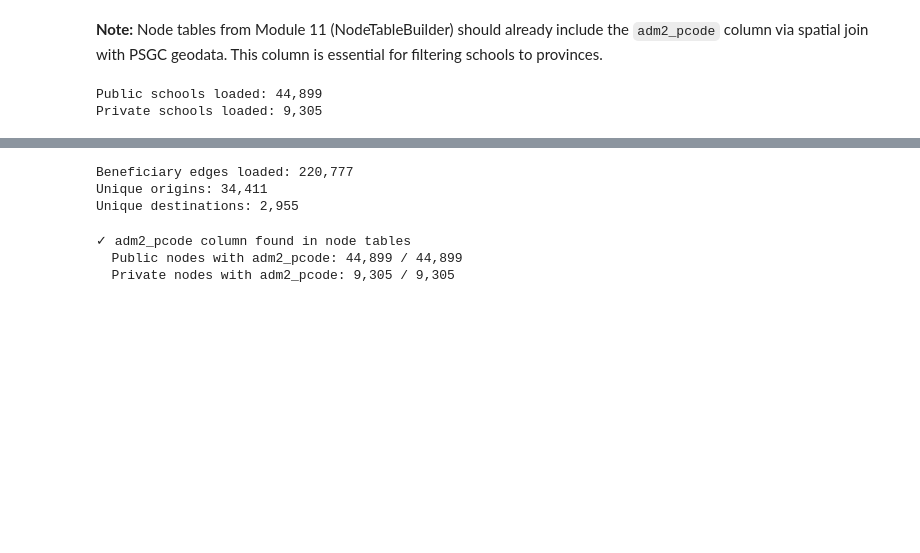
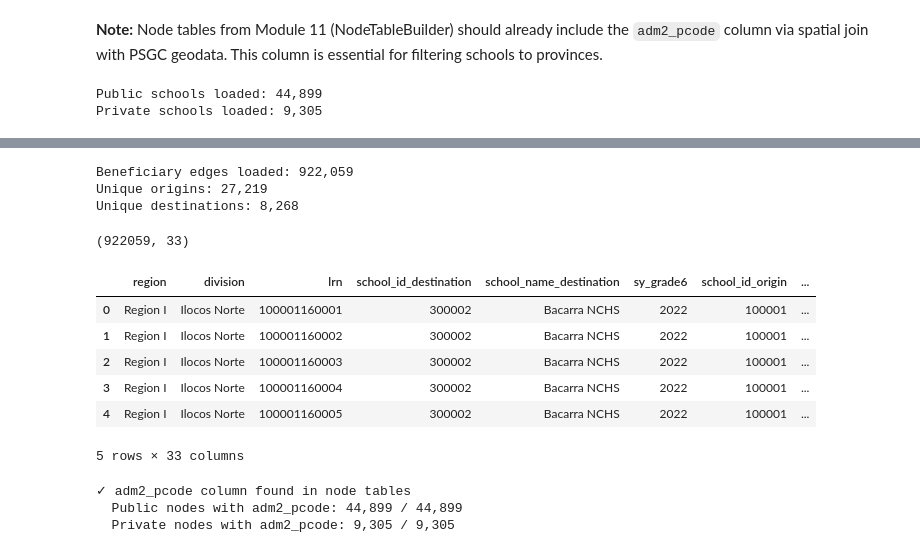
Before and after one commit to cair-philippines/project_paaral, a Jupyter notebook: notebooks/0.9.1-provincial-network-builder-scipy.ipynb, the cells around one changed output, grey strips where cells are left out. Saved outputs shown, nothing was run; the diff lists cells and outputs as text; code cells hidden in the pictures; blank space fills up the shorter version.

```diff
--- a/notebooks/0.9.1-provincial-network-builder-scipy.ipynb
+++ b/notebooks/0.9.1-provincial-network-builder-scipy.ipynb
@@ -84,18 +135,42 @@ Private schools loaded: 9,305
 # %%
 # Load beneficiary edges (from Module 11)
-beneficiary_edges = pd.read_csv('output/beneficiary_edges_valid.csv')
+fname = 'output/gr7_enrollees_sy2023_2024_valid.csv'
+beneficiary_edges = pd.read_csv(fname)
 
 # Ensure string IDs
 beneficiary_edges['school_id_origin'] = beneficiary_edges['school_id_origin'].astype(str)
 beneficiary_edges['school_id_destination'] = beneficiary_edges['school_id_destination'].astype(str)
 
+# Clean year columns (sy_grade6 should be year only, not float)
+if 'sy_grade6' in beneficiary_edges.columns:
+  # Convert to string dtype if not already
+  beneficiary_edges['sy_grade6'] = beneficiary_edges['sy_grade6'].astype(str)
+
+  # Remove .0 suffix from float-like strings
+  beneficiary_edges['sy_grade6'] = beneficiary_edges['sy_grade6'].str.replace(r'\.0$', '', regex=True)
+
+  # Clean up 'nan' and 'None' string literals
+  beneficiary_edges.loc[beneficiary_edges['sy_grade6'].isin(['nan', 'None', '<NA>']), 'sy_grade6'] = None
+
 print(f"Beneficiary edges loaded: {len(beneficiary_edges):,}")
 print(f"Unique origins: {beneficiary_edges['school_id_origin'].nunique():,}")
 print(f"Unique destinations: {beneficiary_edges['school_id_destination'].nunique():,}")
 # %% [output]
-Beneficiary edges loaded: 220,777
-Unique origins: 34,411
-Unique destinations: 2,955
+Beneficiary edges loaded: 922,059
+Unique origins: 27,219
+Unique destinations: 8,268
+# %%
+print(beneficiary_edges.shape)
+display(beneficiary_edges.head())
+# %% [output]
+(922059, 33)
+|  | region | division | lrn | school_id_destination | school_name_destination | sy_grade6 | school_id_origin | ... |
+| 0 | Region I | Ilocos Norte | 100001160001 | 300002 | Bacarra NCHS | 2022 | 100001 | ... |
+| 1 | Region I | Ilocos Norte | 100001160002 | 300002 | Bacarra NCHS | 2022 | 100001 | ... |
+| 2 | Region I | Ilocos Norte | 100001160003 | 300002 | Bacarra NCHS | 2022 | 100001 | ... |
+| 3 | Region I | Ilocos Norte | 100001160004 | 300002 | Bacarra NCHS | 2022 | 100001 | ... |
+| 4 | Region I | Ilocos Norte | 100001160005 | 300002 | Bacarra NCHS | 2022 | 100001 | ... |
+5 rows × 33 columns
 # %%
 # Verify adm2_pcode column exists
 if 'adm2_pcode' in public_nodes.columns:
```
Also changed, not shown: parts of 16 cells of this notebook, 2 other files.
